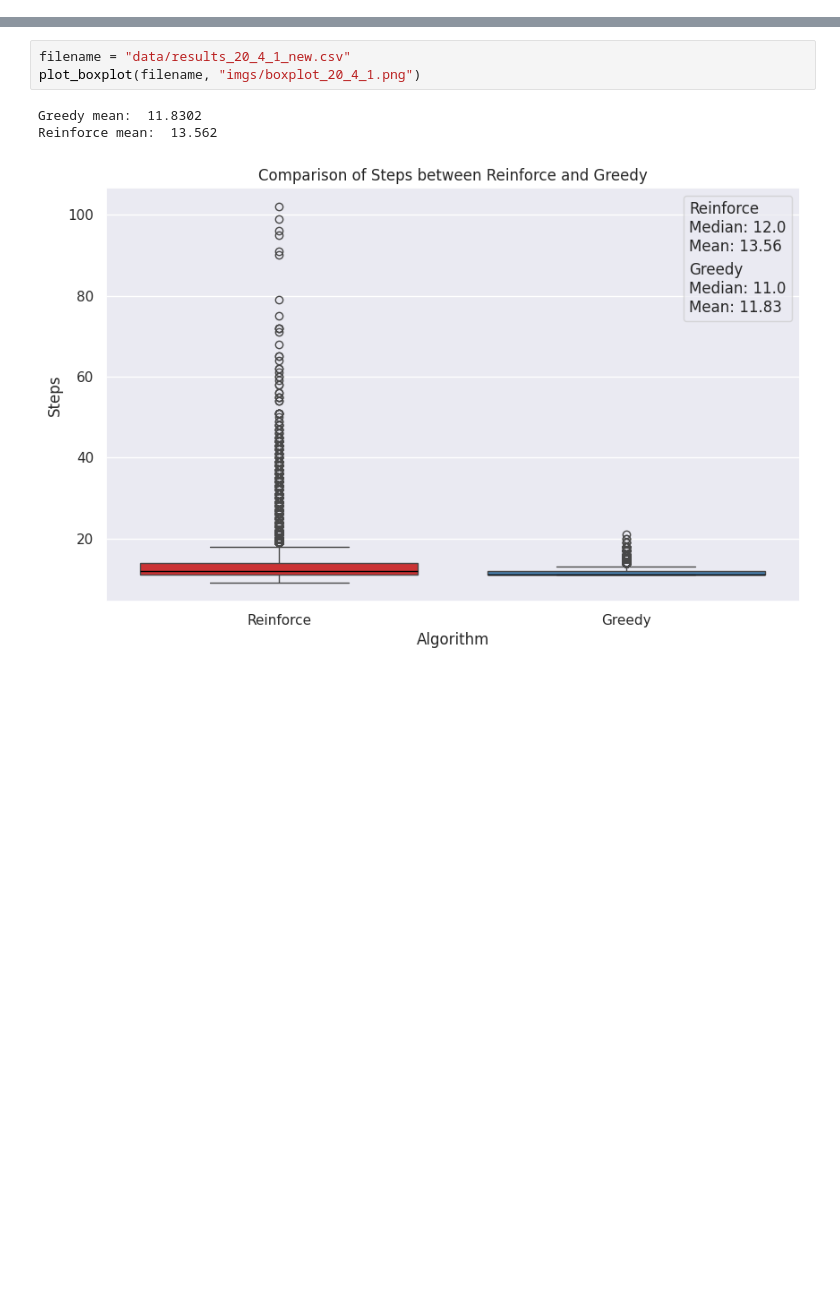
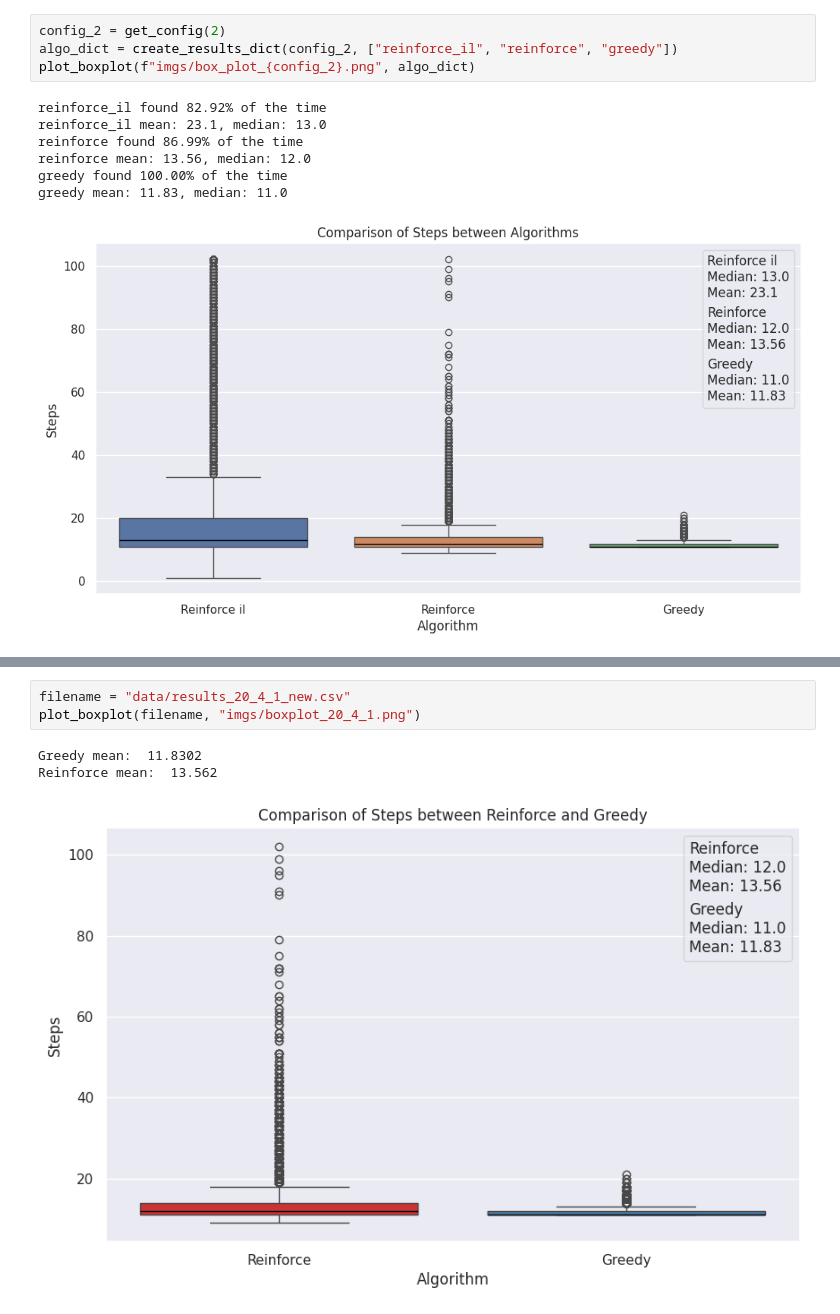
Before and after one commit to pfeinsper/drone-swarm-search-algorithms, a Jupyter notebook: compare_new.ipynb, the cells around one changed output, grey strips where cells are left out. Cells and saved outputs as stored; diff of their text form; blank space fills up the shorter version.

Commit message:
Novos resultados + codigo mais generico para ffacilitar geracao de resultados

```diff
--- a/compare_new.ipynb
+++ b/compare_new.ipynb
@@ -176,0 +172,12 @@ def plot_boxplot(csv_file, out_path):
+# %%
+config_2 = get_config(2)
+algo_dict = create_results_dict(config_2, ["reinforce_il", "reinforce", "greedy"])
+plot_boxplot(f"imgs/box_plot_{config_2}.png", algo_dict)
+# %% [output]
+reinforce_il found 82.92% of the time
+reinforce_il mean: 23.1, median: 13.0
+reinforce found 86.99% of the time
+reinforce mean: 13.56, median: 12.0
+greedy found 100.00% of the time
+greedy mean: 11.83, median: 11.0
+[figure, added]
```
Also changed, not shown: parts of 10 cells of this notebook, 14 other files.
